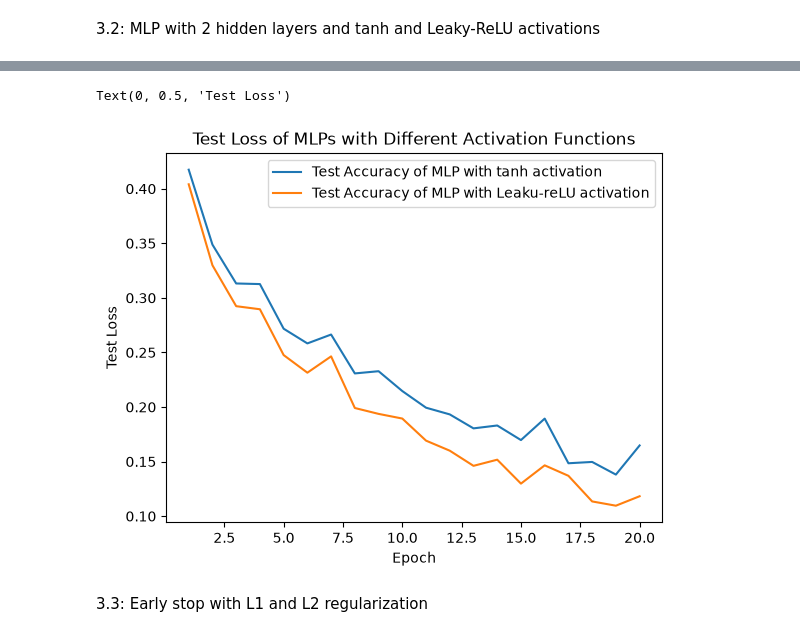
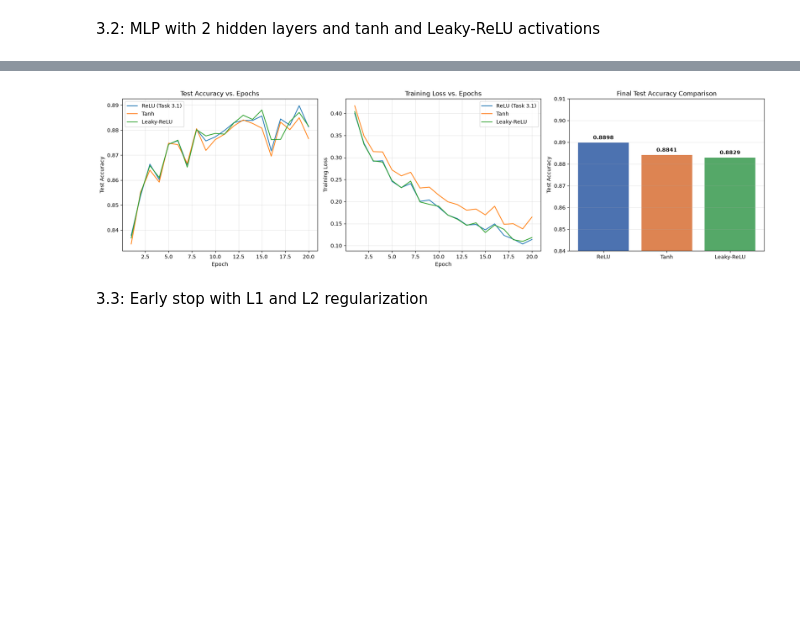
Before and after one commit to mounirammam/COMP551-Group-Project-A3, a Jupyter notebook: COMP551_A3.ipynb, the cells around one changed output, grey strips where cells are left out. Cells and saved outputs as stored; diff of their text form; code cells hidden in the pictures; blank space fills up the shorter version.

```diff
--- a/COMP551_A3.ipynb
+++ b/COMP551_A3.ipynb
@@ -455,19 +455,60 @@ epoch  20 | train loss 0.1139 acc 0.9585 | val acc 0.8912 | test acc 0.8813 | 4.
 # %%
 # MLP 2 hidden layers - tahn
 #Train MLP on 2 hidden layers
+print("TANH")
 mlp_32_tanh = MLP(activation='tanh', num_hidden=2, hidden_units=[256, 256])
 mlp_32_tanh.fit(X_train, y_train, learning_rate=0.05, epochs=20, batch_size=64, optimizer=GradientDescent(learning_rate=0.05),X_val=X_val, y_val=y_val, X_test=X_test, y_test=y_test)
 epoch_32_tanh = range(1, len(mlp_32_tanh.history['train_acc']) + 1)
 
 # MLP 2 hidden layers - leaky reLU
+print("LEAKY RELU")
 mlp_32_leaky = MLP(activation='leaky_relu', num_hidden=2, hidden_units=[256, 256])
 mlp_32_leaky.fit(X_train, y_train, learning_rate=0.05, epochs=20, batch_size=64, optimizer=GradientDescent(learning_rate=0.05),X_val=X_val, y_val=y_val, X_test=X_test, y_test=y_test)
 epoch_32_leaky = range(1, len(mlp_32_leaky.history['train_acc']) + 1)
 
-plt.plot(epoch_32_tanh, mlp_32_tanh.history['train_loss'], label='Test Accuracy of MLP with tanh activation')
-plt.plot(epoch_32_leaky, mlp_32_leaky.history['train_loss'], label='Test Accuracy of MLP with Leaku-reLU activation')
-plt.legend()
-plt.title('Test Loss of MLPs with Different Activation Functions')
-plt.xlabel('Epoch')
-plt.ylabel('Test Loss')
+# Compute final test accuracies (reusing y2_test_acc from Task 3.1)
+y_tanh_acc = evaluate_acc(y_test, mlp_32_tanh.predict(X_test))
+y_leaky_acc = evaluate_acc(y_test, mlp_32_leaky.predict(X_test))
+
+epochs_relu = range(1, len(mlp_2.history['test_acc']) + 1)
+epochs_tanh = range(1, len(mlp_32_tanh.history['test_acc']) + 1)
+epochs_leaky = range(1, len(mlp_32_leaky.history['test_acc']) + 1)
+
+fig, axes = plt.subplots(1, 3, figsize=(18, 5))
+
+# 1. Test Accuracy over Epochs
+axes[0].plot(epochs_relu, mlp_2.history['test_acc'], label='ReLU (Task 3.1)')
+axes[0].plot(epochs_tanh, mlp_32_tanh.history['test_acc'], label='Tanh')
+axes[0].plot(epochs_leaky, mlp_32_leaky.history['test_acc'], label='Leaky-ReLU')
+axes[0].set_title('Test Accuracy vs. Epochs')
+axes[0].set_xlabel('Epoch')
+axes[0].set_ylabel('Test Accuracy')
+axes[0].legend()
+axes[0].grid(True, alpha=0.3)
+
+# 2. Training Loss over Epochs
+axes[1].plot(epochs_relu, mlp_2.history['train_loss'], label='ReLU (Task 3.1)')
+axes[1].plot(epochs_tanh, mlp_32_tanh.history['train_loss'], label='Tanh')
+axes[1].plot(epochs_leaky, mlp_32_leaky.history['train_loss'], label='Leaky-ReLU')
+axes[1].set_title('Training Loss vs. Epochs')
+axes[1].set_xlabel('Epoch')
+axes[1].set_ylabel('Training Loss')
+axes[1].legend()
+axes[1].grid(True, alpha=0.3)
+
+# 3. Final Test Accuracy Bar Chart
+names = ['ReLU', 'Tanh', 'Leaky-ReLU']
+accs = [y2_test_acc, y_tanh_acc, y_leaky_acc]
+bars = axes[2].bar(names, accs, color=['#4C72B0', '#DD8452', '#55A868'])
+axes[2].set_ylim(0.84, 0.91)
+axes[2].set_title('Final Test Accuracy Comparison')
+axes[2].set_ylabel('Test Accuracy')
+axes[2].grid(True, axis='y', alpha=0.3)
+
+for bar, acc in zip(bars, accs):
+    axes[2].text(bar.get_x() + bar.get_width() / 2, acc + 0.001, f'{acc:.4f}',
+                 ha='center', va='bottom', fontweight='bold')
+
+plt.tight_layout()
+plt.show()
 # %% [output]
@@ -491,5 +532,4 @@ epoch  20 | train loss 0.1182 acc 0.9564 | val acc 0.8891 | test acc 0.8816 | 4.
-Text(0, 0.5, 'Test Loss')
-[figure, old version]
+[figure, new version]
 # %% [markdown]
 3.3: Early stop with L1 and L2 regularization
 # %%
```
Also changed, not shown: parts of 1 cell of this notebook.
